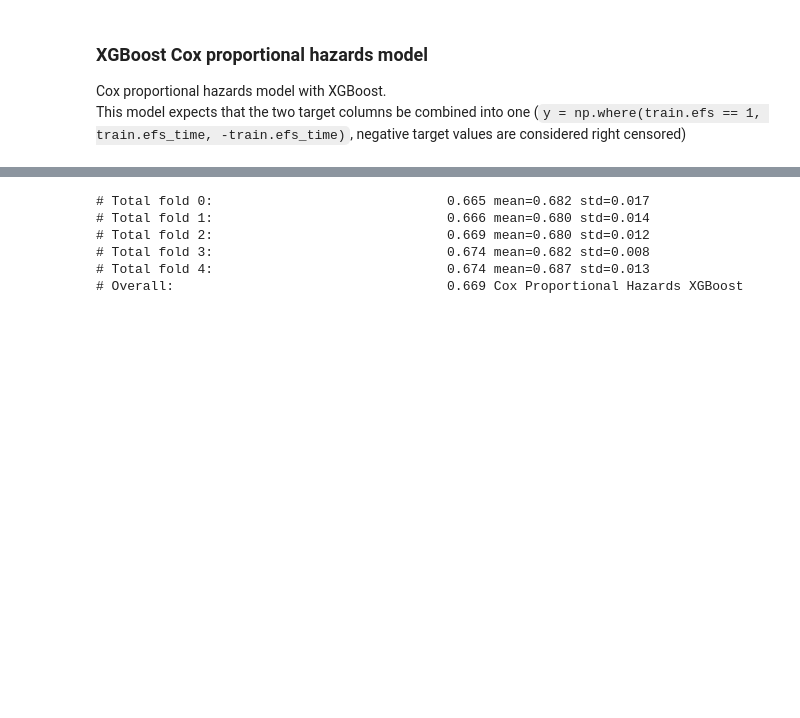
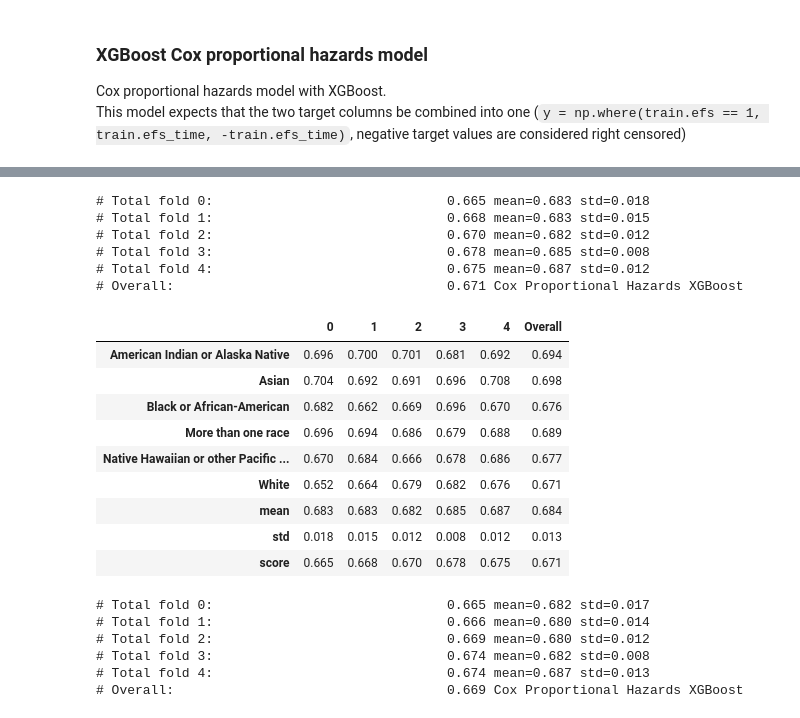
Before and after one commit to galel12/Equity-in-post-HCT-Survival-Predictions, a Jupyter notebook: notebook.ipynb, the cells around one changed output, grey strips where cells are left out. Drawn from its saved outputs; the diff is of its cells as text; code cells hidden in the pictures; blank space fills up the shorter version.

Commit message:
Add hyperparameter tuning using optuna library for xgboost cox [rp[prtional hazard model

```diff
--- a/notebook.ipynb
+++ b/notebook.ipynb
@@ -474,3 +578,35 @@ This model expects that the two target columns be combined into one (`y = np.whe
+# %%
+# %%time
+y = np.where(train.efs == 1, train.efs_time, -train.efs_time)
+all_scores = []
+for fold, (idx_tr, idx_va) in enumerate(kf.split(train, train.race_group)):
+    X_tr = train.iloc[idx_tr][features]
+    X_va = train.iloc[idx_va][features]
+    y_tr = y[idx_tr]
+
+    xgb_cox_params = best_params.copy()
+    model = xgboost.XGBRegressor(**xgb_cox_params)
+    model.fit(X_tr, y_tr) # negative values are considered right censored
+    y_va_pred = model.predict(X_va) # predicts hazard factor
+    evaluate_fold(y_va_pred, fold)
+display_overall('Cox Proportional Hazards XGBoost')
+# %% [output]
+# Total fold 0:                              0.665 mean=0.683 std=0.018
+# Total fold 1:                              0.668 mean=0.683 std=0.015
+# Total fold 2:                              0.670 mean=0.682 std=0.012
+# Total fold 3:                              0.678 mean=0.685 std=0.008
+# Total fold 4:                              0.675 mean=0.687 std=0.012
+# Overall:                                   0.671 Cox Proportional Hazards XGBoost
+|  | 0 | 1 | 2 | 3 | 4 | Overall |
+| American Indian or Alaska Native | 0.696 | 0.700 | 0.701 | 0.681 | 0.692 | 0.694 |
+| Asian | 0.704 | 0.692 | 0.691 | 0.696 | 0.708 | 0.698 |
+| Black or African-American | 0.682 | 0.662 | 0.669 | 0.696 | 0.670 | 0.676 |
+| More than one race | 0.696 | 0.694 | 0.686 | 0.679 | 0.688 | 0.689 |
+| Native Hawaiian or other Pacific ... | 0.670 | 0.684 | 0.666 | 0.678 | 0.686 | 0.677 |
+| White | 0.652 | 0.664 | 0.679 | 0.682 | 0.676 | 0.671 |
+| mean | 0.683 | 0.683 | 0.682 | 0.685 | 0.687 | 0.684 |
+| std | 0.018 | 0.015 | 0.012 | 0.008 | 0.012 | 0.013 |
+| score | 0.665 | 0.668 | 0.670 | 0.678 | 0.675 | 0.671 |
 # %%
 # %%time
 y = np.where(train.efs == 1, train.efs_time, -train.efs_time)
```
Also changed, not shown: parts of 3 cells of this notebook, 1 other file.
